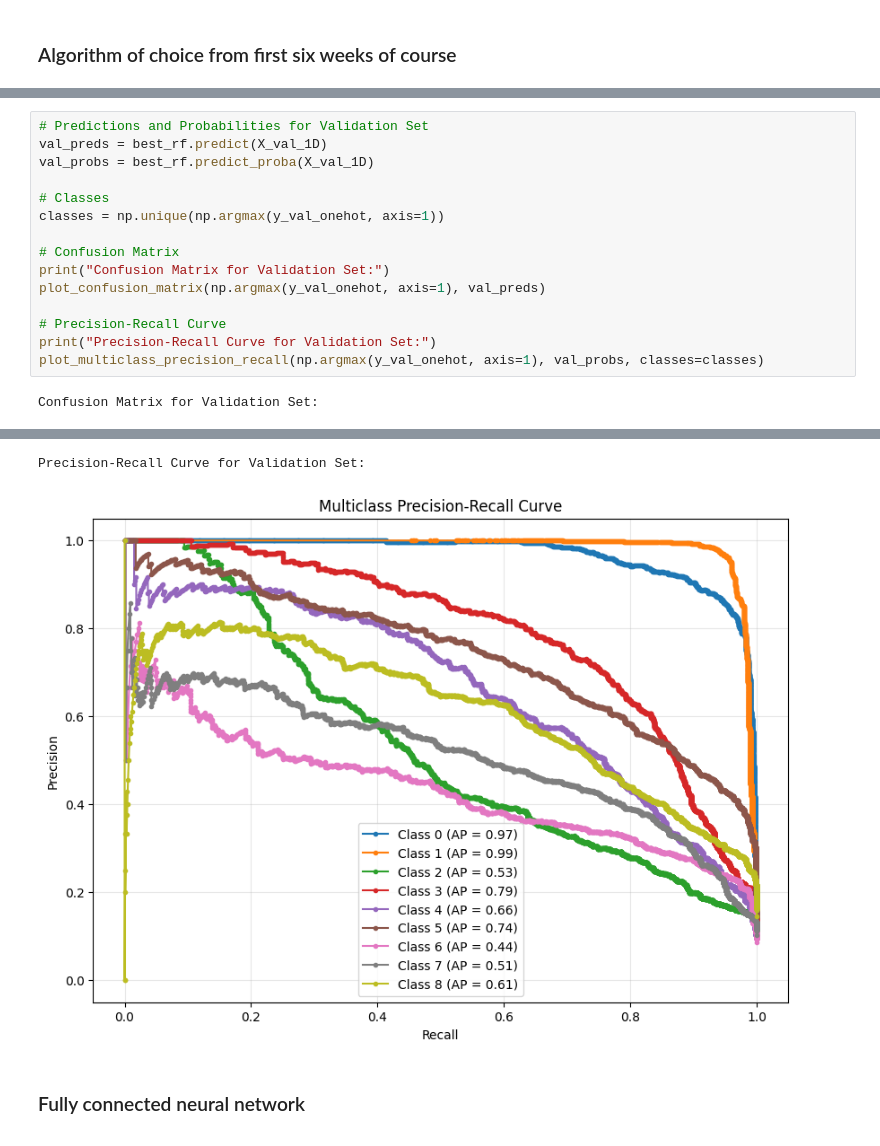
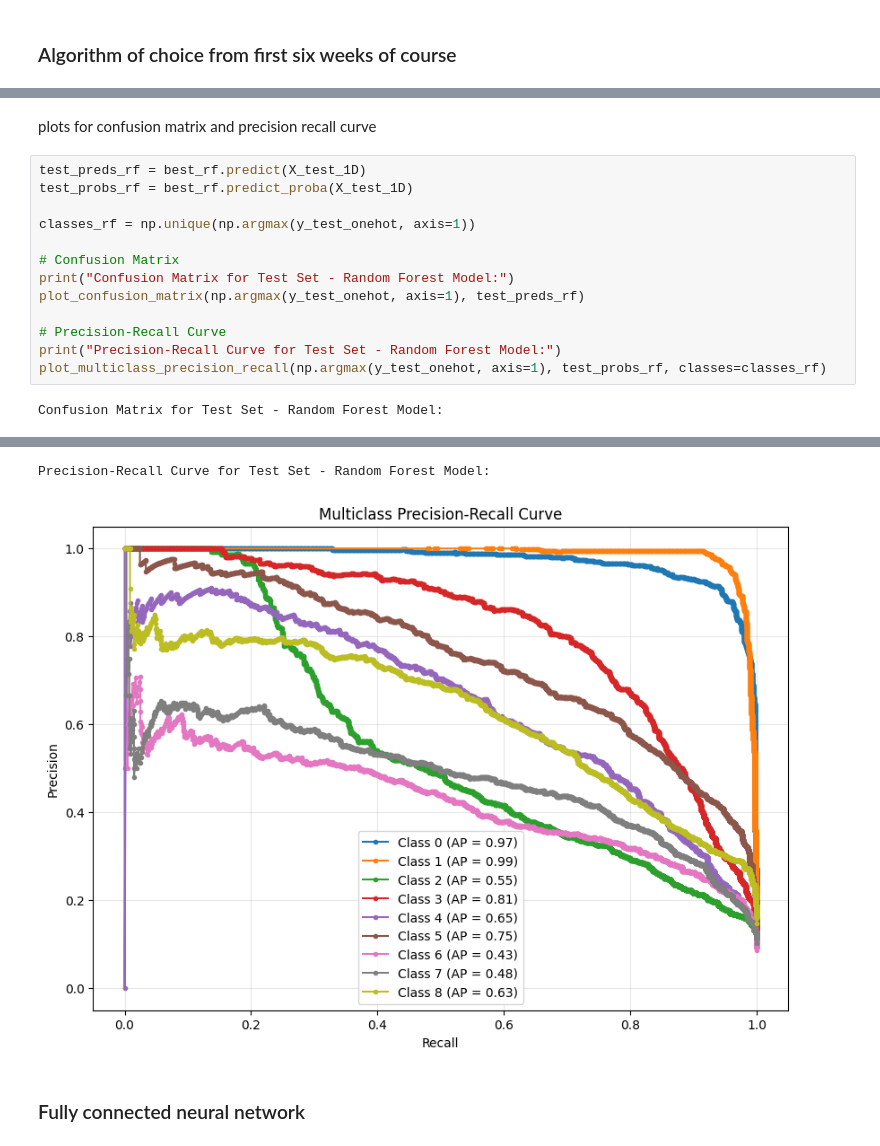
Before and after one commit to alexauren/comp5318, a Jupyter notebook: assignment-2/a2-code-550403876-540453036.ipynb, the cells around one changed output, grey strips where cells are left out. Drawn from its saved outputs; the diff is of its cells as text.

```diff
--- a/assignment-2/a2-code-550403876-540453036.ipynb
+++ b/assignment-2/a2-code-550403876-540453036.ipynb
@@ -568,17 +565,17 @@ Recall: 0.6503
+# %% [markdown]
+plots for confusion matrix and precision recall curve
 # %%
-# Predictions and Probabilities for Validation Set
-val_preds = best_rf.predict(X_val_1D)
-val_probs = best_rf.predict_proba(X_val_1D)
+test_preds_rf = best_rf.predict(X_test_1D)
+test_probs_rf = best_rf.predict_proba(X_test_1D)
 
-# Classes
-classes = np.unique(np.argmax(y_val_onehot, axis=1))
+classes_rf = np.unique(np.argmax(y_test_onehot, axis=1))
 
 # Confusion Matrix
-print("Confusion Matrix for Validation Set:")
-plot_confusion_matrix(np.argmax(y_val_onehot, axis=1), val_preds)
+print("Confusion Matrix for Test Set - Random Forest Model:")
+plot_confusion_matrix(np.argmax(y_test_onehot, axis=1), test_preds_rf)
 
 # Precision-Recall Curve
-print("Precision-Recall Curve for Validation Set:")
-plot_multiclass_precision_recall(np.argmax(y_val_onehot, axis=1), val_probs, classes=classes)
+print("Precision-Recall Curve for Test Set - Random Forest Model:")
+plot_multiclass_precision_recall(np.argmax(y_test_onehot, axis=1), test_probs_rf, classes=classes_rf)
 # %% [output]
-Confusion Matrix for Validation Set:
+Confusion Matrix for Test Set - Random Forest Model:
@@ -586,5 +583,5 @@ Confusion Matrix for Validation Set:
-Precision-Recall Curve for Validation Set:
+Precision-Recall Curve for Test Set - Random Forest Model:
-[figure, old version]
+[figure, new version]
 # %% [markdown]
 ### Fully connected neural network
 # %%
```
Also changed, not shown: parts of 11 cells of this notebook.
